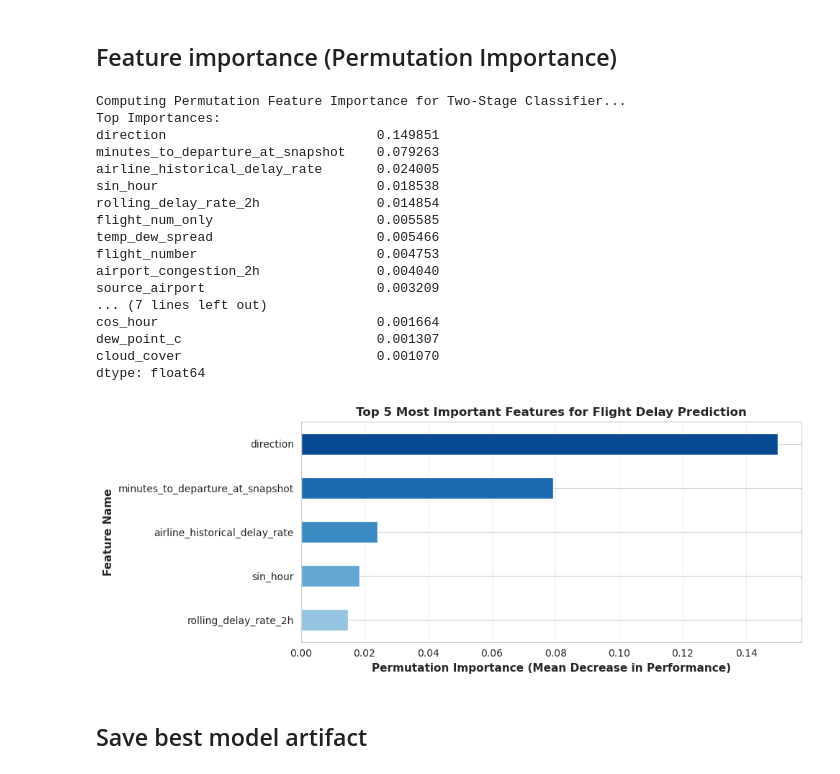
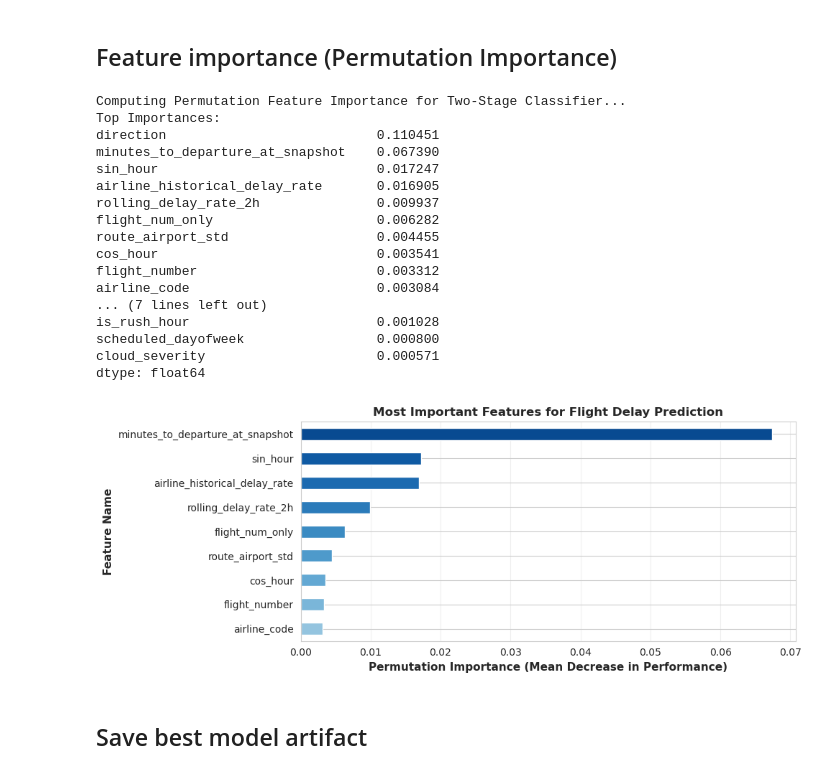
Before and after one commit to tdat1465/data-monitoring-lab, a Jupyter notebook: Data Modeling/training.ipynb, the cells around one changed output. Saved outputs shown, nothing was run; the diff lists cells and outputs as text; code cells hidden in the pictures.

```diff
--- a/Data Modeling/training.ipynb
+++ b/Data Modeling/training.ipynb
@@ -93,9 +93,15 @@ feature_cols = [
     "visibility_miles",
     "visibility_bin",
     "cloud_cover",
+    "cloud_severity",
     "temp_dew_spread",
+    "is_high_wind",
+    "fog_risk",
+    "weather_severity_index",
     "is_wind_variable",
-    "is_fog_risk",
+    "airport_hourly_congestion",
+    "is_rush_hour",
+    "is_trunk_route",
     "route_delay_rate",
     "airline_historical_delay_rate",
     "airport_congestion_2h",
@@ -184,7 +190,8 @@ def evaluate_regression(y_true, y_pred):
     mae = mean_absolute_error(y_true, y_pred)
     rmse = math.sqrt(mean_squared_error(y_true, y_pred))
     r2 = r2_score(y_true, y_pred)
-    return {"mae": mae, "rmse": rmse, "r2": r2}
+#     return {"mae": mae, "rmse": rmse, "r2": r2}
+    return {"mae": mae, "rmse": rmse}
 
 baseline = DummyRegressor(strategy="median")
 baseline.fit(X_train, y_train)
@@ -538,47 +541,48 @@ else:
 # %% [output]
 Computing Permutation Feature Importance for Two-Stage Classifier...
 Top Importances:
-direction                           0.149851
-minutes_to_departure_at_snapshot    0.079263
-airline_historical_delay_rate       0.024005
-sin_hour                            0.018538
-rolling_delay_rate_2h               0.014854
-flight_num_only                     0.005585
-temp_dew_spread                     0.005466
-flight_number                       0.004753
-airport_congestion_2h               0.004040
-source_airport                      0.003209
+direction                           0.110451
+minutes_to_departure_at_snapshot    0.067390
+sin_hour                            0.017247
+airline_historical_delay_rate       0.016905
+rolling_delay_rate_2h               0.009937
+flight_num_only                     0.006282
+route_airport_std                   0.004455
+cos_hour                            0.003541
+flight_number                       0.003312
+airline_code                        0.003084
 ... (7 lines left out)
-cos_hour                            0.001664
-dew_point_c                         0.001307
-cloud_cover                         0.001070
+is_rush_hour                        0.001028
+scheduled_dayofweek                 0.000800
+cloud_severity                      0.000571
 dtype: float64
 # %%
 # Horizontal bar chart of top 5 feature importances
 if "top_importances" not in globals():
     raise RuntimeError("top_importances not found. Run the permutation importance cell first.")
 
 plt.figure(figsize=(10, 4))
 sns.set_style("whitegrid")
-top_5 = top_importances.head(5).sort_values()
+top_5 = top_importances.head(10).sort_values()
+top_5 = top_5[:-1]
 
 # Create color gradient from light to dark
 colors = plt.cm.Blues(np.linspace(0.4, 0.9, len(top_5)))
 ax = top_5.plot(kind="barh", color=colors, figsize=(10, 4))
 
 ax.set_xlabel("Permutation Importance (Mean Decrease in Performance)", fontsize=11, fontweight='bold')
 ax.set_ylabel("Feature Name", fontsize=11, fontweight='bold')
-ax.set_title("Top 5 Most Important Features for Flight Delay Prediction", fontsize=12, fontweight='bold')
+ax.set_title("Most Important Features for Flight Delay Prediction", fontsize=12, fontweight='bold')
 ax.grid(axis='x', alpha=0.3)
 
 # # Add value labels on bars
 # for i, v in enumerate(top_5):
 #     ax.text(v + 0.002, i, f'{v:.4f}', va='center', fontsize=9)
 
 plt.tight_layout()
 plt.show()
 # %% [output]
-[figure, old version]
+[figure, new version]
 # %% [markdown]
 ## Save best model artifact
 # %%
```
Also changed, not shown: parts of 10 cells of this notebook.
